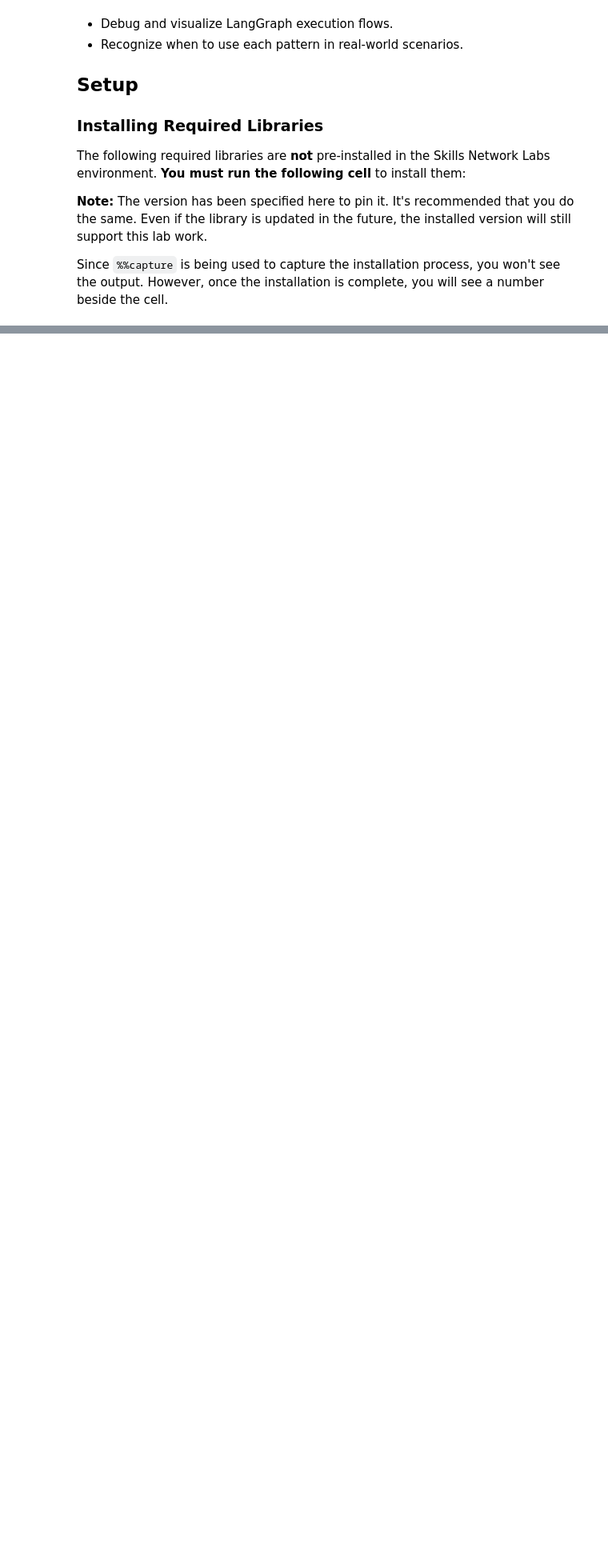
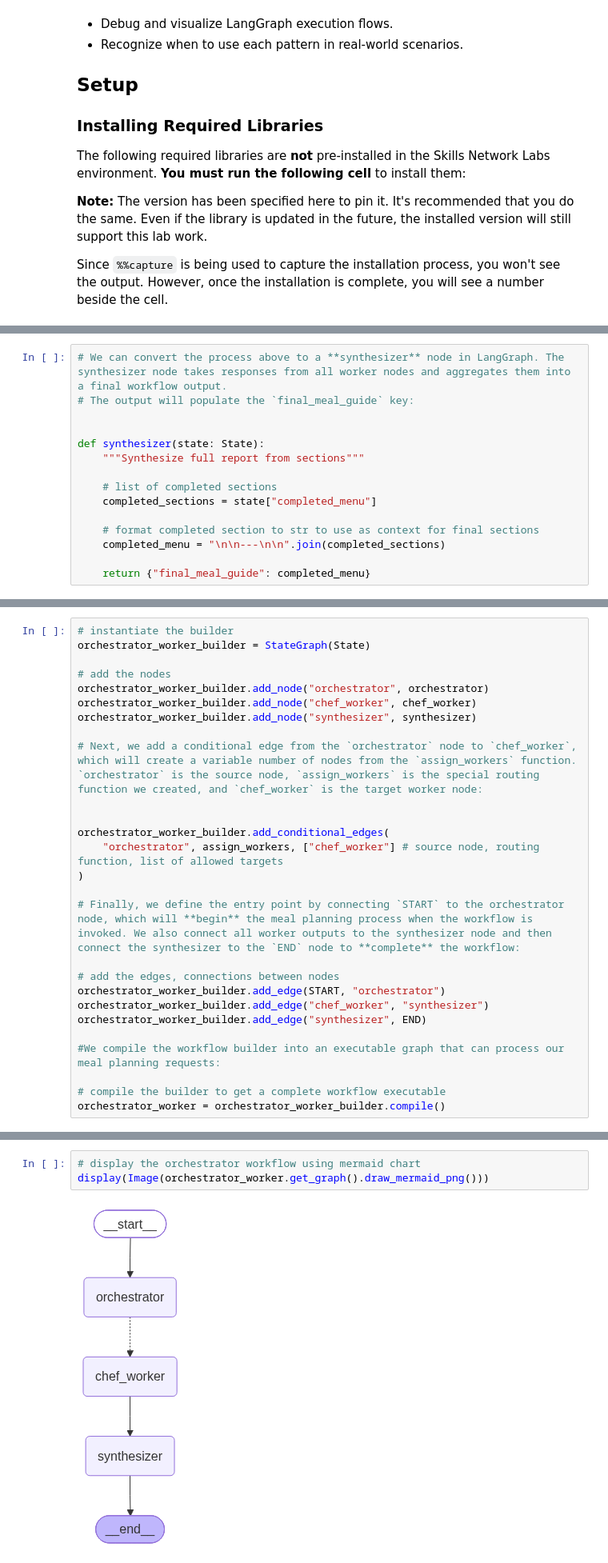
Before and after one commit to hrm123/pythondemo, a Jupyter notebook: notebooks/agents/lang_graph/workflow_patterns_2.ipynb, the cells around one changed output, grey strips where cells are left out. Shown at 80% size. Saved outputs shown, nothing was run; the diff lists cells and outputs as text; blank space fills up the shorter version.

```diff
--- a/notebooks/agents/lang_graph/workflow_patterns_2.ipynb
+++ b/notebooks/agents/lang_graph/workflow_patterns_2.ipynb
@@ -101,0 +409,15 @@ Since `%%capture` is being used to capture the installation process, you won't s
+# %%
+# We can convert the process above to a **synthesizer** node in LangGraph. The synthesizer node takes responses from all worker nodes and aggregates them into a final workflow output.
+# The output will populate the `final_meal_guide` key:
+
+
+def synthesizer(state: State):
+    """Synthesize full report from sections"""
+
+    # list of completed sections
+    completed_sections = state["completed_menu"]
+
+    # format completed section to str to use as context for final sections
+    completed_menu = "\n\n---\n\n".join(completed_sections)
+
+    return {"final_meal_guide": completed_menu}
@@ -101,0 +440,27 @@ Since `%%capture` is being used to capture the installation process, you won't s
+# %%
+# instantiate the builder
+orchestrator_worker_builder = StateGraph(State)
+
+# add the nodes
+orchestrator_worker_builder.add_node("orchestrator", orchestrator)
+orchestrator_worker_builder.add_node("chef_worker", chef_worker)
+orchestrator_worker_builder.add_node("synthesizer", synthesizer)
+
+# Next, we add a conditional edge from the `orchestrator` node to `chef_worker`, which will create a variable number of nodes from the `assign_workers` function. `orchestrator` is the source node, `assign_workers` is the special routing function we created, and `chef_worker` is the target worker node:
+
+
+orchestrator_worker_builder.add_conditional_edges(
+    "orchestrator", assign_workers, ["chef_worker"] # source node, routing function, list of allowed targets
+)
+
+# Finally, we define the entry point by connecting `START` to the orchestrator node, which will **begin** the meal planning process when the workflow is invoked. We also connect all worker outputs to the synthesizer node and then connect the synthesizer to the `END` node to **complete** the workflow:
+
+# add the edges, connections between nodes
+orchestrator_worker_builder.add_edge(START, "orchestrator")
+orchestrator_worker_builder.add_edge("chef_worker", "synthesizer")
+orchestrator_worker_builder.add_edge("synthesizer", END)
+
+#We compile the workflow builder into an executable graph that can process our meal planning requests:
+
+# compile the builder to get a complete workflow executable
+orchestrator_worker = orchestrator_worker_builder.compile()
@@ -101,0 +479,5 @@ Since `%%capture` is being used to capture the installation process, you won't s
+# %%
+# display the orchestrator workflow using mermaid chart
+display(Image(orchestrator_worker.get_graph().draw_mermaid_png()))
+# %% [output]
+[figure, added]
```
Also changed, not shown: parts of 64 cells of this notebook, 1 other file.
